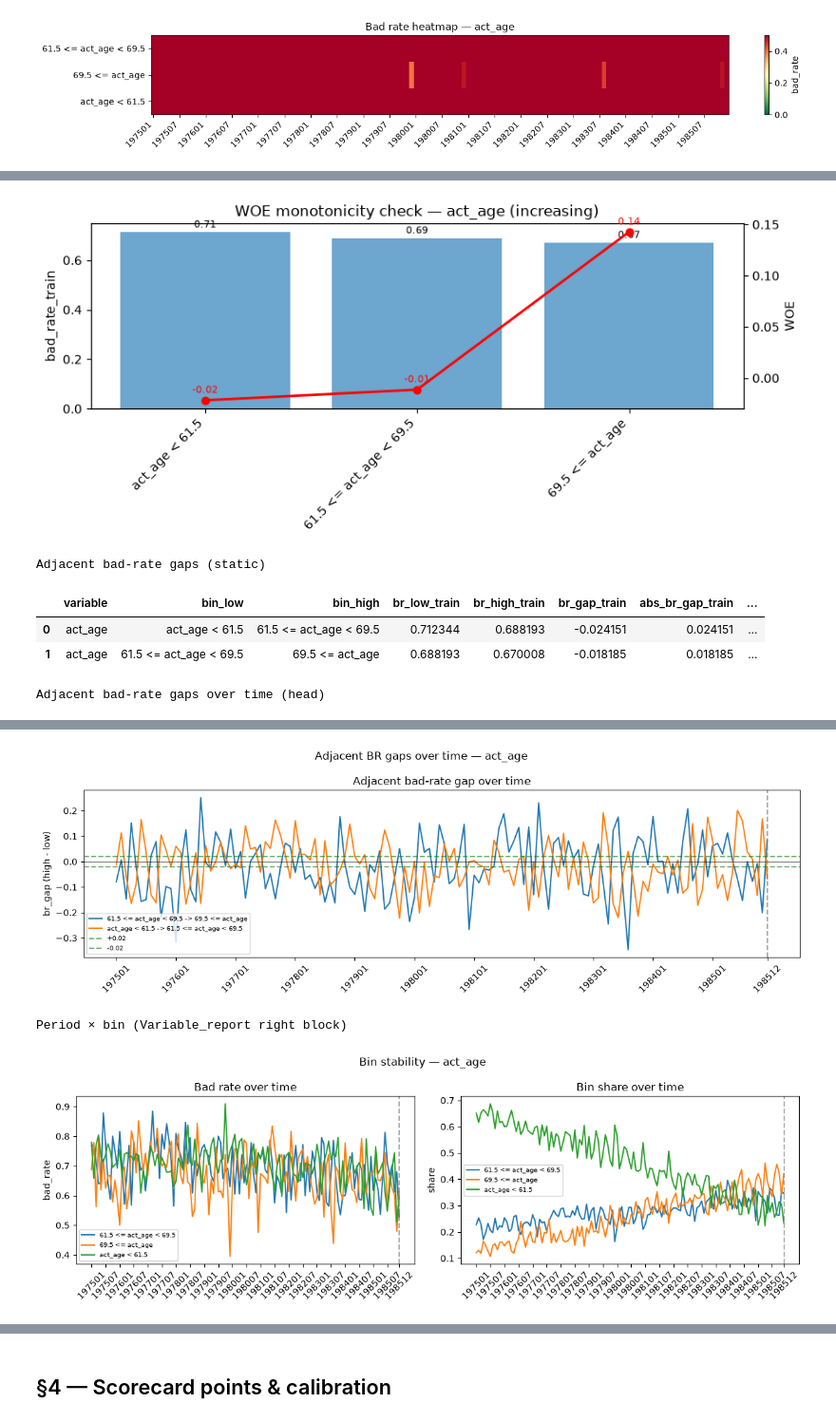
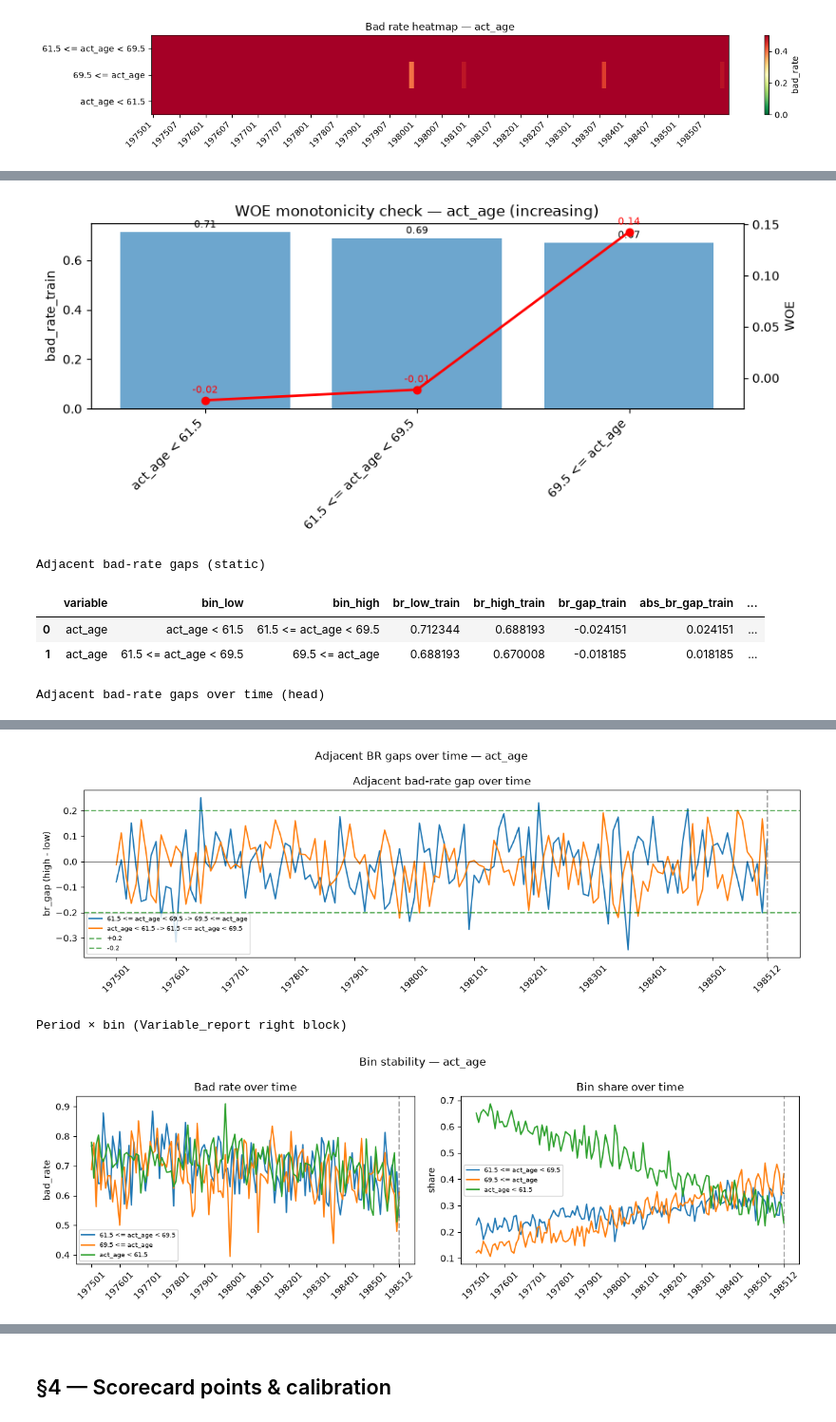
Before and after one commit to giangphuongtran/scorecard-builder, a Jupyter notebook: notebooks/03_scorecard.ipynb, the cells around one changed output, grey strips where cells are left out. Shown at 95% size. Drawn from its saved outputs; the diff is of its cells as text; code cells hidden in the pictures.

```diff
--- a/notebooks/03_scorecard.ipynb
+++ b/notebooks/03_scorecard.ipynb
@@ -87,7 +87,7 @@ SCORECARD_PARAMS = {
         "min_periods_for_stability": 6,
         "max_plots": None,
         "min_static_br_gap": 0.02,      # 2 percentage points
-        "min_period_br_gap": 0.02,      # for time-gap stability checks
+        "min_period_br_gap": 0.2,      # for time-gap stability checks
         "min_periods_for_gap": 6,
     },
     "selection": {
@@ -410,10 +408,8 @@ def fit_bin_numeric(train, feature, target, params):
 	edges = sorted([-np.inf, np.inf] + thresh)
 
 	missing_bin = miss_rate > params["minimum_share_int"]
-	if missing_bin:
-		edges = edges + [cfg["missing_label"]]
-
 	intervals = _numeric_interval_labels(feature, edges, cfg["missing_label"])
+	no_numeric_split = len(thresh) == 0
 
 	return {
 		"type": "numeric",
@@ -422,6 +418,7 @@ def fit_bin_numeric(train, feature, target, params):
 		"intervals": intervals,
 		"missing_label": cfg["missing_label"],
 		"missing_bin": missing_bin,
+		"no_numeric_split": no_numeric_split,
 	}
 
 # --- checkpoint: fit_bin_numeric ---
@@ -1047,11 +1045,11 @@ def flag_unstable_bins(period_table, params):
 		swing = max_br - min_br
 		reasons = []
 		if swing > params["max_bad_rate_swing"]:
-			reasons.append(f"swing>{params['max_bad_rate_swing']}")
+			reasons.append("bad rate swing too high")
 		if min_n_period < params["min_bin_n_period"]:
-			reasons.append(f"min_n_period<{params['min_bin_n_period']}")
+			reasons.append("too few obs in a period")
 		if total_n < params["min_bin_n_total"]:
-			reasons.append(f"total_n<{params['min_bin_n_total']}")
+			reasons.append("bin sample too small")
 		rows.append({
 			"variable": var,
 			"bin": bin_label,
@@ -1157,7 +1225,12 @@ checkpoint bin_stability_report: features=['act_age', 'act_cc'] flags=6
 def _ordered_bins(feature, binning_maps):
     """Return bins in cutpoint order from binning spec."""
     spec = binning_maps.get(feature, {})
-    return list(spec.get("intervals", []))
+    order = list(spec.get("intervals", []))
+    if spec.get("type") == "numeric" and spec.get("missing_bin"):
+        missing_label = spec.get("missing_label")
+        if missing_label and missing_label not in order:
+            order.append(missing_label)
+    return order
 
 def compute_static_br_gaps(big_scorecard, feature, binning_maps):
     """Adjacent-bin bad-rate gaps (train/valid) in binning order."""
@@ -1584,6 +1657,7 @@ def display_variable_report(variable_report, feature):
     print(f"### {feature}")
     print("Static bins (Big_scorecard left block)")
     display(block["static"])
+
 
     woe_ordered = block.get("woe_ordered", pd.DataFrame())
     woe_mono = block.get("woe_monotonic", {})
@@ -1607,7 +1681,6 @@ def display_variable_report(variable_report, feature):
     period_gaps = block.get("period_gaps", pd.DataFrame())
     if period_gaps is not None and len(period_gaps):
         print("Adjacent bad-rate gaps over time (head)")
-        display(period_gaps.head(20))
         plot_br_gaps_over_time(
             period_gaps,
             feature,
@@ -1620,6 +1693,7 @@ def display_variable_report(variable_report, feature):
         block["period"],
         feature,
         train_end_period=SCORECARD_PARAMS["train_end_period"],
+        tick_every=12,
     )
 
 # --- checkpoint: display_variable_report ---
@@ -1666,3 +1723,3 @@ Adjacent bad-rate gaps over time (head)
-[figure, old version]
+[figure, new version]
 Period × bin (Variable_report right block)
-[figure, old version]
+[figure, new version]
```
Also changed, not shown: parts of 34 cells of this notebook.
